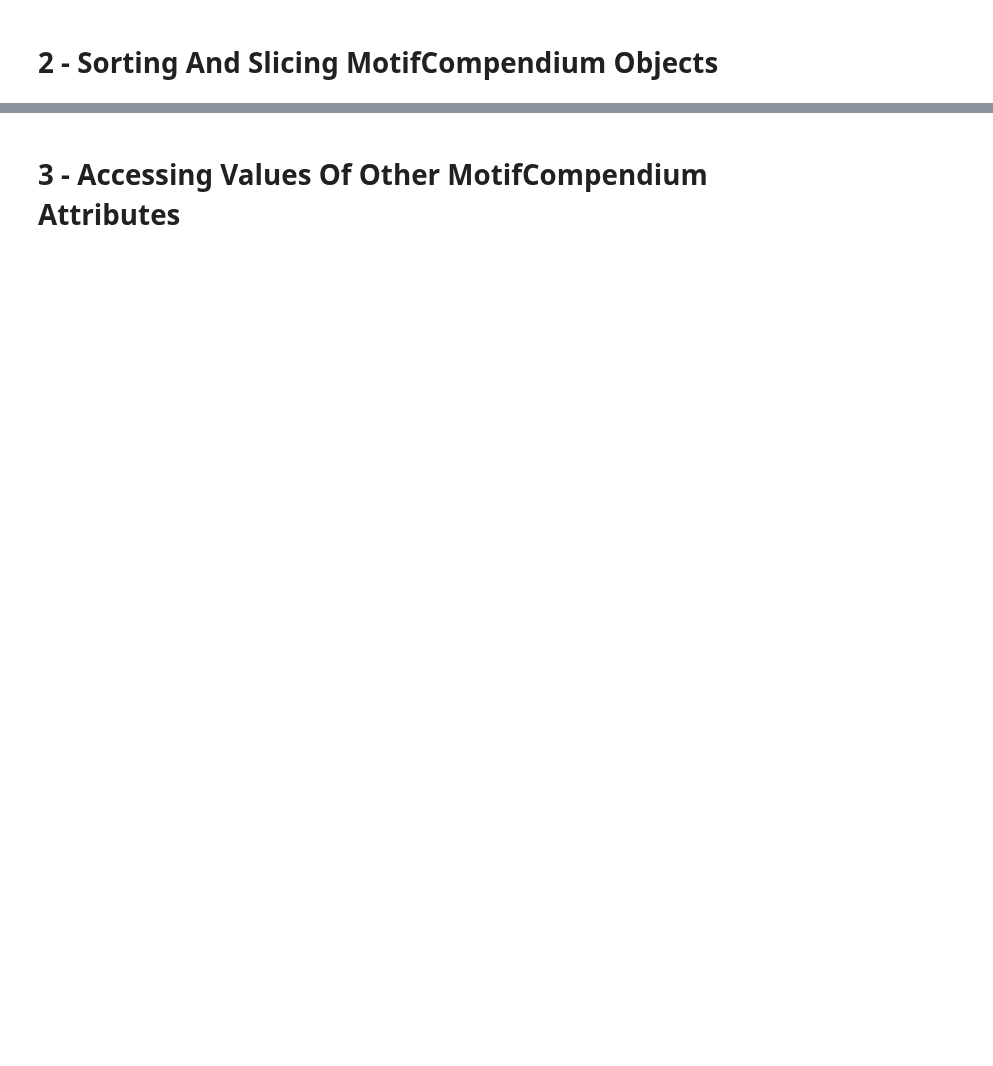
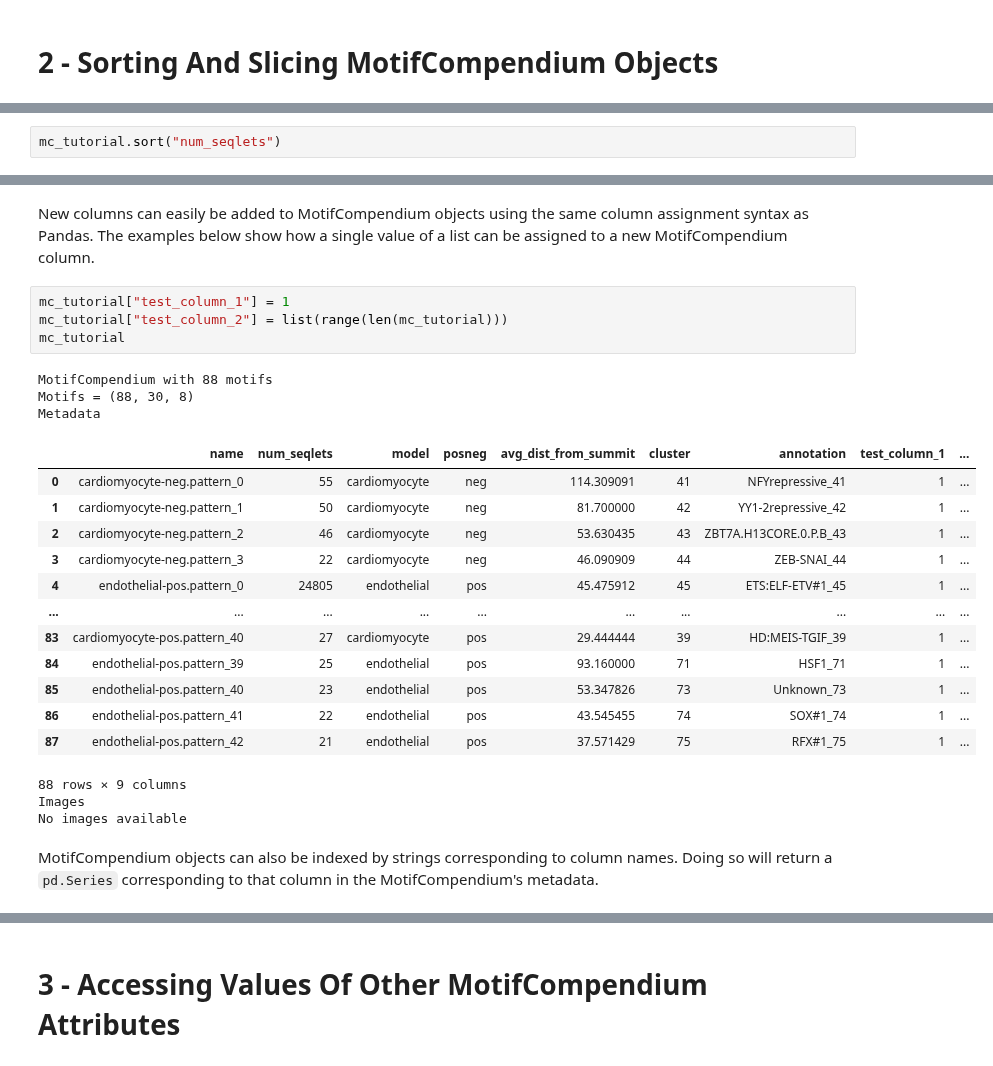
Before and after one commit to kundajelab/MotifCompendium, a Jupyter notebook: tutorials/2_motifcompendium_object.ipynb, the cells around one changed output, grey strips where cells are left out. Cells and saved outputs as stored; diff of their text form; blank space fills up the shorter version.

```diff
--- a/tutorials/2_motifcompendium_object.ipynb
+++ b/tutorials/2_motifcompendium_object.ipynb
@@ -49,0 +262,2 @@ Slice with Pandas syntax
+# %%
+mc_tutorial.sort("num_seqlets")
@@ -49,0 +376,27 @@ Slice with Pandas syntax
+# %% [markdown]
+New columns can easily be added to MotifCompendium objects using the same column assignment syntax as Pandas. The examples below show how a single value of a list can be assigned to a new MotifCompendium column.
+# %%
+mc_tutorial["test_column_1"] = 1
+mc_tutorial["test_column_2"] = list(range(len(mc_tutorial)))
+mc_tutorial
+# %% [output]
+MotifCompendium with 88 motifs
+Motifs = (88, 30, 8)
+Metadata
+|  | name | num_seqlets | model | posneg | avg_dist_from_summit | cluster | annotation | test_column_1 | ... |
+| 0 | cardiomyocyte-neg.pattern_0 | 55 | cardiomyocyte | neg | 114.309091 | 41 | NFYrepressive_41 | 1 | ... |
+| 1 | cardiomyocyte-neg.pattern_1 | 50 | cardiomyocyte | neg | 81.700000 | 42 | YY1-2repressive_42 | 1 | ... |
+| 2 | cardiomyocyte-neg.pattern_2 | 46 | cardiomyocyte | neg | 53.630435 | 43 | ZBT7A.H13CORE.0.P.B_43 | 1 | ... |
+| 3 | cardiomyocyte-neg.pattern_3 | 22 | cardiomyocyte | neg | 46.090909 | 44 | ZEB-SNAI_44 | 1 | ... |
+| 4 | endothelial-pos.pattern_0 | 24805 | endothelial | pos | 45.475912 | 45 | ETS:ELF-ETV#1_45 | 1 | ... |
+| ... | ... | ... | ... | ... | ... | ... | ... | ... | ... |
+| 83 | cardiomyocyte-pos.pattern_40 | 27 | cardiomyocyte | pos | 29.444444 | 39 | HD:MEIS-TGIF_39 | 1 | ... |
+| 84 | endothelial-pos.pattern_39 | 25 | endothelial | pos | 93.160000 | 71 | HSF1_71 | 1 | ... |
+| 85 | endothelial-pos.pattern_40 | 23 | endothelial | pos | 53.347826 | 73 | Unknown_73 | 1 | ... |
+| 86 | endothelial-pos.pattern_41 | 22 | endothelial | pos | 43.545455 | 74 | SOX#1_74 | 1 | ... |
+| 87 | endothelial-pos.pattern_42 | 21 | endothelial | pos | 37.571429 | 75 | RFX#1_75 | 1 | ... |
+88 rows × 9 columns
+Images
+No images available
+# %% [markdown]
+MotifCompendium objects can also be indexed by strings corresponding to column names. Doing so will return a `pd.Series` corresponding to that column in the MotifCompendium's metadata.
```
Also changed, not shown: parts of 112 cells of this notebook, 8 other files.
